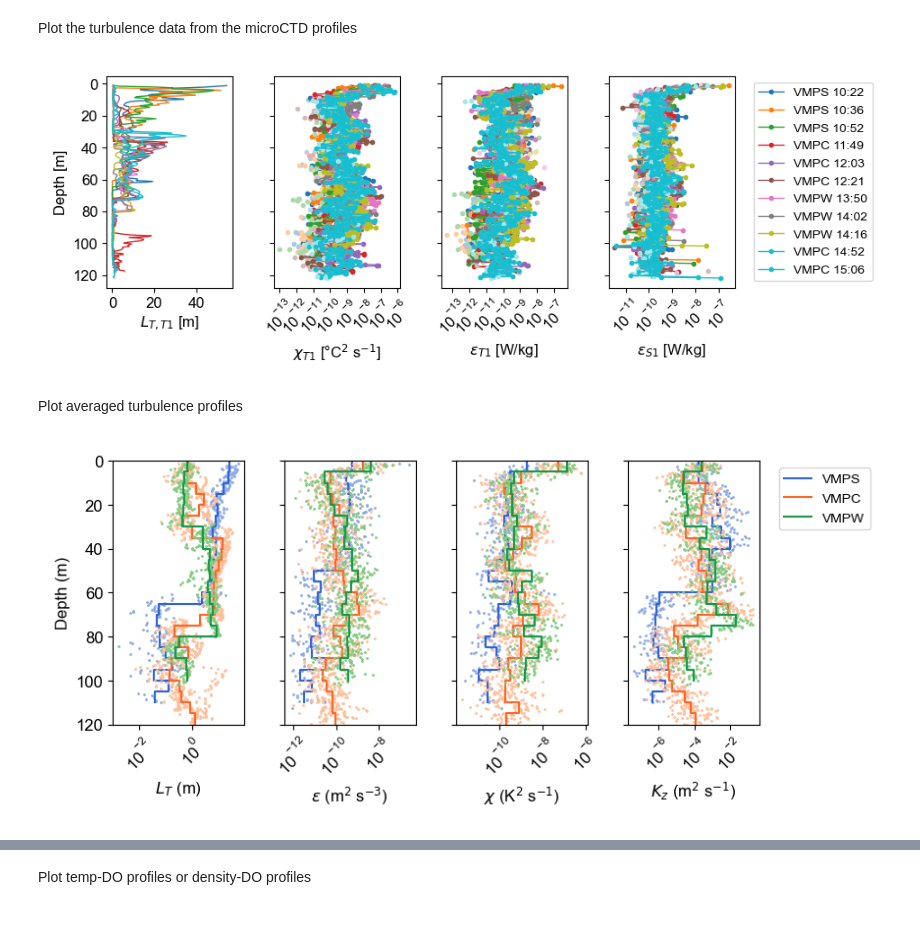
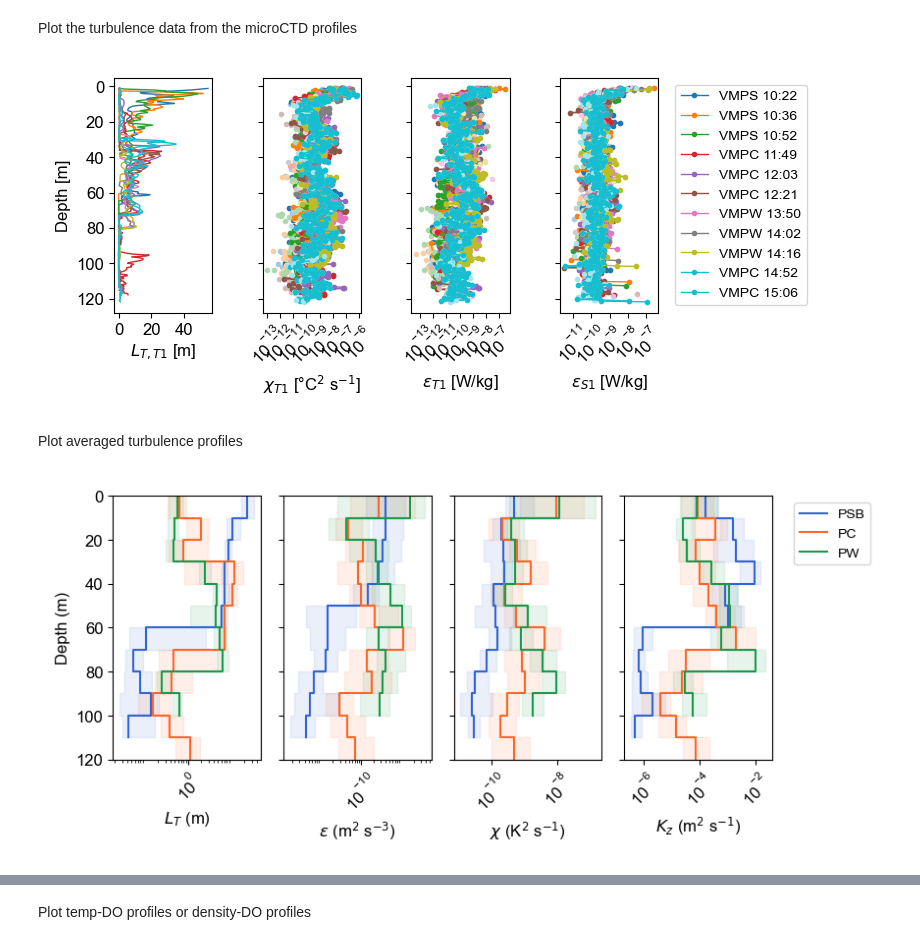
Before and after one commit to tdoda/turbulence-lakezug, a Jupyter notebook: notebooks/reports/Report2_campaign_20260113/campaign_20260113_turbulence_CTD.ipynb, the cells around one changed output, grey strips where cells are left out. Saved outputs shown, nothing was run; the diff lists cells and outputs as text; code cells hidden in the pictures.

Commit message:
Modify notebook from 20260113: new plots for OSM-2026 presentation and calculation of dimensionless numbers

```diff
--- a/notebooks/reports/Report2_campaign_20260113/campaign_20260113_turbulence_CTD.ipynb
+++ b/notebooks/reports/Report2_campaign_20260113/campaign_20260113_turbulence_CTD.ipynb
@@ -115,7 +140,7 @@ Plot the map
 # %%
 fig,ax = plt.subplots(1,1,figsize=(18 / 2.54, 12 / 2.54))  # Convert from cm to inches
 
-hp=ax.pcolormesh(data_bathy.x-2e6, data_bathy.y-1e6,data_bathy.depth,vmin=0,vmax=np.nanmax(data_bathy.depth),cmap="cmo.deep")
+hp=ax.pcolormesh(data_bathy.x-2e6, data_bathy.y-1e6,data_bathy.depth,vmin=0,vmax=np.nanmax(data_bathy.depth),cmap="cmo.deep",rasterized = True)
 ax.plot(data_bathy.x_contour-2e6, data_bathy.y_contour-1e6, color='k', linewidth=1)
 ax.set_aspect("equal")
 ax.set_xlabel('x (m)')
@@ -123,21 +148,34 @@ ax.set_ylabel('y (m)')
 cb = fig.colorbar(hp, ax=ax)
 cb.set_label('Depth (m)')
 
+# Add main locations:
+for kc in range(len(indcat)-1):
+    if len(indcat[kc])>0:
+        ax.plot(int(dataprof[indcat[kc][0]].x_coord), int(dataprof[indcat[kc][0]].y_coord), marker='o', linestyle='', color=colcat[kc], markersize=4,
+        markeredgecolor='w',markeredgewidth=1,label=cat_label[kc])
+
+
 # Add the microCTD profiles:
-for kf in range(len(fileprof)):
-    if 'x_coord' in dataprof[kf].attrs.keys() and 'y_coord' in dataprof[kf].attrs.keys():
-        ax.plot(int(dataprof[kf].x_coord), int(dataprof[kf].y_coord), marker='^', linestyle='', color=colmicro(kf), markersize=4,
-                markeredgecolor='w',markeredgewidth=1,label=profnames[kf]+' '+str(datetime_micro[kf].strftime('%H:%M')))
+# for kf in range(len(fileprof)):
+#     if 'x_coord' in dataprof[kf].attrs.keys() and 'y_coord' in dataprof[kf].attrs.keys():
+#         ax.plot(int(dataprof[kf].x_coord), int(dataprof[kf].y_coord), marker='^', linestyle='', color=colmicro(kf), markersize=4,
+#                 markeredgecolor='w',markeredgewidth=1,label=profnames[kf]+' '+str(datetime_micro[kf].strftime('%H:%M')))
 
 # Add the CTD profiles:
-for kCTD in range(len(dataprof_CTD.time)):
-    ax.plot(dataprof_CTD.xcoord[kCTD], dataprof_CTD.ycoord[kCTD], marker='o', linestyle='', color=colCTD(kCTD), markersize=4,
-            markeredgecolor='w',markeredgewidth=1,label=dataprof_CTD.profnames.values[kCTD]+' '+str(datetime_CTD[kCTD].strftime('%H:%M')))
-#ax.plot(dataprof_CTD.xcoord[indS_CTD], dataprof_CTD.ycoord[indS_CTD], marker='o', linestyle='', color=colS, markersize=4, markeredgecolor='w',markeredgewidth=1,label='CTD_S')
-#ax.plot(dataprof_CTD.xcoord[indC_CTD], dataprof_CTD.ycoord[indC_CTD], marker='o', linestyle='', color=colC1, markersize=4, markeredgecolor='w',markeredgewidth=1,label='CTD_C')
-#ax.plot(dataprof_CTD.xcoord[indW_CTD], dataprof_CTD.ycoord[indW_CTD], marker='o', linestyle='', color=colW, markersize=4, markeredgecolor='w',markeredgewidth=1,label='CTD_W')
+# for kCTD in range(len(dataprof_CTD_list)):
+#     ax.plot(xcoord_CTD[kCTD], ycoord_CTD[kCTD], marker='o', linestyle='', color=colCTD(kCTD), markersize=4,
+#             markeredgecolor='w',markeredgewidth=1,label='CTD at '+profnames_CTD[kCTD]+' '+str(datetime_CTD[kCTD].strftime('%H:%M')))
+
+# if plot_transect:
+#     for kCTD in range(len(dataprof_CTDt.time)):
+#         ax.plot(dataprof_CTDt.xcoord[kCTD], dataprof_CTDt.ycoord[kCTD], marker='s', linestyle='', color=colCTDt(kCTD), markersize=4,
+#                 markeredgecolor='w',markeredgewidth=1,label=dataprof_CTDt.profnames.values[kCTD]+' '+str(datetime_CTDt[kCTD].strftime('%H:%M')))
+
 
 ax.legend(loc='upper left',bbox_to_anchor=(1.6, 1), fontsize=10)
 
 fig.set_tight_layout(True)
+
+if savefig:
+    fig.savefig('map'+campaign_name+'.png',dpi=400)
 # %% [output]
@@ -187,7 +227,7 @@ Plot the turbulence data from the microCTD profiles
 # %%
 
 # Create a figure with specified size in centimeters
-fig,ax = plt.subplots(1,4,figsize=(24 / 2.54, 9 / 2.54),sharey=True)  # Convert from cm to inches
+fig,ax = plt.subplots(1,4,figsize=(20 / 2.54, 9 / 2.54),sharey=True)  # Convert from cm to inches
 Tsensor='T1'
 
 for kf in range(len(dataprof)):
@@ -220,33 +260,33 @@ ax[0].set_xticks(np.arange(0, 100, 20))
 ax[0].set_xlim(xlimval)
 
 ax[1].set_xscale('log')
 xlimval=ax[1].get_xlim()
 ax[1].set_xticks(10.0**np.arange(-14, -5, 1))
 ax[1].set_xlim(xlimval)
 ax[1].tick_params(axis='x', labelrotation=45)
 
 ax[2].set_xscale('log')
 xlimval=ax[2].get_xlim()
 ax[2].set_xticks(10.0**np.arange(-14, -5, 1))
 ax[2].set_xlim(xlimval)
 ax[2].tick_params(axis='x', labelrotation=45)
 
 ax[3].set_xscale('log')
 xlimval=ax[3].get_xlim()
 ax[3].set_xticks(10.0**np.arange(-14, -5, 1))
 ax[3].set_xlim(xlimval)
 ax[3].tick_params(axis='x', labelrotation=45)
 
 ax[0].invert_yaxis()
 
 ax[3].legend(loc='upper left',bbox_to_anchor=(1.1, 1), fontsize=10)
 
 fig.set_tight_layout(True)
 
 if savefig:
     fig.savefig('comparison_turbulence_'+campaign_name+'.png',dpi=400)
     #fig.savefig('comparison_turbulence_'+campaign_name+'.svg',dpi=400)
 # %% [output]
-[figure, old version]
+[figure, new version]
 # %% [markdown]
 Plot averaged turbulence profiles
@@ -278,7 +337,8 @@ fig,ax = plt.subplots(1,4,figsize=(22 / 2.54, 10 / 2.54),sharey=True)  # Convert
 
 # 1st subplot: Thorpe-T1
 for kcat in range(len(plot_data["LTu"]["values_all"])):
-        ax[0].plot(plot_data["LTu"]["values_all"][kcat], plot_data["LTu"]["depth_all"][kcat], 'o', markersize=1, markeredgecolor=colcat_light[kcat], markerfacecolor=colcat_light[kcat],rasterized=True)
+        #ax[0].plot(plot_data["LTu"]["values_all"][kcat], plot_data["LTu"]["depth_all"][kcat], 'o', markersize=1, markeredgecolor=colcat_light[kcat], markerfacecolor=colcat_light[kcat],rasterized=True)
+        ax[0].fill_betweenx(plot_data["LTu"]["depth_cells"][kcat],10**plot_data["LTu"]["logq25"][kcat], 10**plot_data["LTu"]["logq75"][kcat],color=colcat[kcat],alpha=0.1)
         ax[0].plot(10**plot_data["LTu"]["logmed"][kcat], plot_data["LTu"]["depth_cells"][kcat], '-', color=colcat[kcat])
 ax[0].set_ylabel('Depth (m)')
 ax[0].set_xlabel(r'$L_{T}$ (m)')
@@ -290,7 +350,8 @@ ax[0].tick_params(axis='x', labelrotation=45)
 
 # 2nd subplot: Eps-T1
 for kcat in range(len(plot_data["LTu"]["values_all"])):
-        ax[1].plot(plot_data["eps_"]["values_all"][kcat], plot_data["eps_"]["depth_all"][kcat], 'o', markersize=1, markeredgecolor=colcat_light[kcat], markerfacecolor=colcat_light[kcat],rasterized=True)
+        #ax[1].plot(plot_data["eps_"]["values_all"][kcat], plot_data["eps_"]["depth_all"][kcat], 'o', markersize=1, markeredgecolor=colcat_light[kcat], markerfacecolor=colcat_light[kcat],rasterized=True)
+        ax[1].fill_betweenx(plot_data["eps_"]["depth_cells"][kcat],10**plot_data["eps_"]["logq25"][kcat], 10**plot_data["eps_"]["logq75"][kcat],color=colcat[kcat],alpha=0.1)
         ax[1].plot(10**plot_data["eps_"]["logmed"][kcat], plot_data["eps_"]["depth_cells"][kcat], '-', color=colcat[kcat])
 ax[1].set_xlabel(r'$\epsilon$ (m$^2$ s$^{-3}$)')
 ax[1].set_xscale('log')
@@ -303,7 +364,8 @@ ax[1].tick_params(axis='x', labelrotation=45)
 
 # 3rd subplot: X-T1
 for kcat in range(len(plot_data["LTu"]["values_all"])):
-        ax[2].plot(plot_data["Xi_"]["values_all"][kcat], plot_data["Xi_"]["depth_all"][kcat], 'o', markersize=1, markeredgecolor=colcat_light[kcat], markerfacecolor=colcat_light[kcat],rasterized=True)
+        #ax[2].plot(plot_data["Xi_"]["values_all"][kcat], plot_data["Xi_"]["depth_all"][kcat], 'o', markersize=1, markeredgecolor=colcat_light[kcat], markerfacecolor=colcat_light[kcat],rasterized=True)
+        ax[2].fill_betweenx(plot_data["Xi_"]["depth_cells"][kcat],10**plot_data["Xi_"]["logq25"][kcat], 10**plot_data["Xi_"]["logq75"][kcat],color=colcat[kcat],alpha=0.1)
         ax[2].plot(10**plot_data["Xi_"]["logmed"][kcat], plot_data["Xi_"]["depth_cells"][kcat], '-', color=colcat[kcat])
 ax[2].set_xlabel(r'$\chi$ (K$^2$ s$^{-1}$)')
 ax[2].set_xscale('log')
@@ -315,8 +377,9 @@ ax[2].tick_params(axis='x', labelrotation=45)
 
 # 4th subplot: Kz-T1
 for kcat in range(len(plot_data["LTu"]["values_all"])):
-        ax[3].plot(plot_data["KOsbornCox_"]["values_all"][kcat], plot_data["KOsbornCox_"]["depth_all"][kcat], 'o', markersize=1, markeredgecolor=colcat_light[kcat], markerfacecolor=colcat_light[kcat],rasterized=True)
-        ax[3].plot(10**plot_data["KOsbornCox_"]["logmed"][kcat], plot_data["KOsbornCox_"]["depth_cells"][kcat], '-', color=colcat[kcat],label=categories[kcat])
+        #ax[3].plot(plot_data["KOsbornCox_"]["values_all"][kcat], plot_data["KOsbornCox_"]["depth_all"][kcat], 'o', markersize=1, markeredgecolor=colcat_light[kcat], markerfacecolor=colcat_light[kcat],rasterized=True)
+        ax[3].fill_betweenx(plot_data["KOsbornCox_"]["depth_cells"][kcat],10**plot_data["KOsbornCox_"]["logq25"][kcat], 10**plot_data["KOsbornCox_"]["logq75"][kcat],color=colcat[kcat],alpha=0.1)
+        ax[3].plot(10**plot_data["KOsbornCox_"]["logmed"][kcat], plot_data["KOsbornCox_"]["depth_cells"][kcat], '-', color=colcat[kcat],label=cat_label[kcat])
 ax[3].set_xlabel(r'$K_{z}$ (m$^2$ s$^{-1}$)')
 ax[3].set_xscale('log')
 xlimval=ax[3].get_xlim()
@@ -337,4 +400,4 @@ if savefig:
     fig.savefig('comparison_turbulence_avg_'+campaign_name+'.png',dpi=400)
     #fig.savefig('comparison_turbulence_avg_'+campaign_name+'.svg',dpi=1000)
 # %% [output]
-[figure, old version]
+[figure, new version]
```
Also changed, not shown: parts of 35 cells of this notebook.
